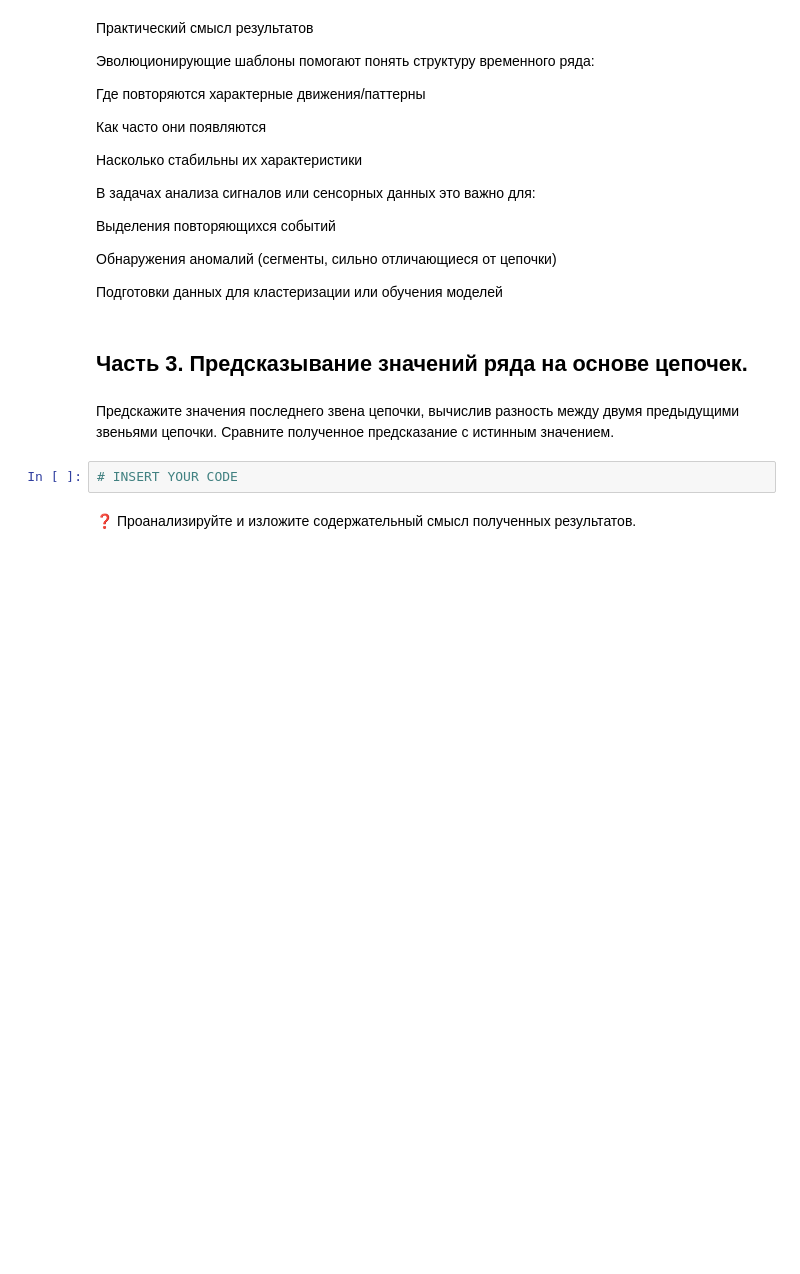
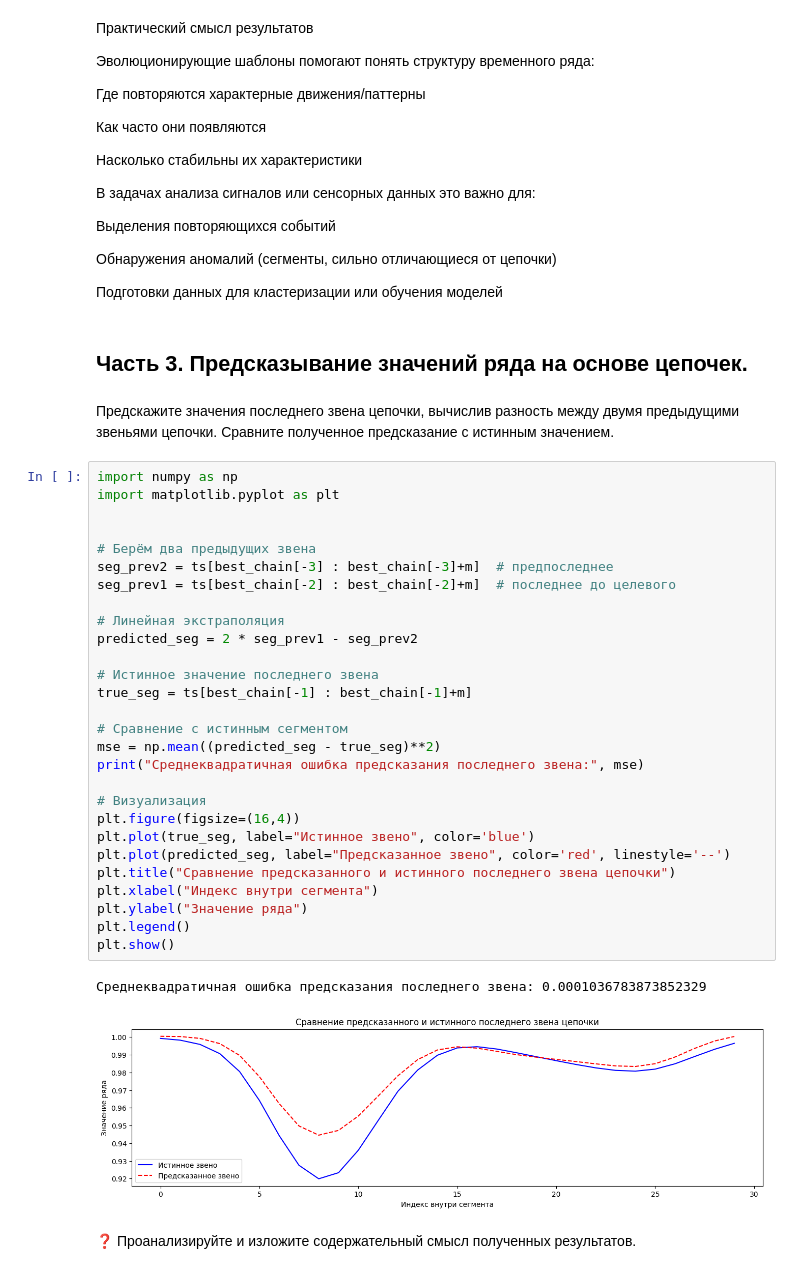
Before and after one commit to pavuchok-pipulok/2025-Kozinets-TimeSeriesCourse, a Jupyter notebook: practice/06 Chains/06 Chains.ipynb, the cells around one changed output. Saved outputs shown, nothing was run; the diff lists cells and outputs as text; blank space fills up the shorter version.

```diff
--- a/practice/06 Chains/06 Chains.ipynb
+++ b/practice/06 Chains/06 Chains.ipynb
@@ -135,7 +135,36 @@ plt.show()
 ## **Часть 3.** Предсказывание значений ряда на основе цепочек.
 # %% [markdown]
 Предскажите значения последнего звена цепочки, вычислив разность между двумя предыдущими звеньями цепочки. Сравните полученное предсказание с истинным значением.
-# %%
-# INSERT YOUR CODE
+# %%
+import numpy as np
+import matplotlib.pyplot as plt
+
+
+# Берём два предыдущих звена
+seg_prev2 = ts[best_chain[-3] : best_chain[-3]+m]  # предпоследнее
+seg_prev1 = ts[best_chain[-2] : best_chain[-2]+m]  # последнее до целевого
+
+# Линейная экстраполяция
+predicted_seg = 2 * seg_prev1 - seg_prev2
+
+# Истинное значение последнего звена
+true_seg = ts[best_chain[-1] : best_chain[-1]+m]
+
+# Сравнение с истинным сегментом
+mse = np.mean((predicted_seg - true_seg)**2)
+print("Среднеквадратичная ошибка предсказания последнего звена:", mse)
+
+# Визуализация
+plt.figure(figsize=(16,4))
+plt.plot(true_seg, label="Истинное звено", color='blue')
+plt.plot(predicted_seg, label="Предсказанное звено", color='red', linestyle='--')
+plt.title("Сравнение предсказанного и истинного последнего звена цепочки")
+plt.xlabel("Индекс внутри сегмента")
+plt.ylabel("Значение ряда")
+plt.legend()
+plt.show()
+# %% [output]
+Среднеквадратичная ошибка предсказания последнего звена: 0.0001036783873852329
+[figure, added]
 # %% [markdown]
 ❓ Проанализируйте и изложите содержательный смысл полученных результатов.
```
Also changed, not shown: parts of 1 cell of this notebook.
